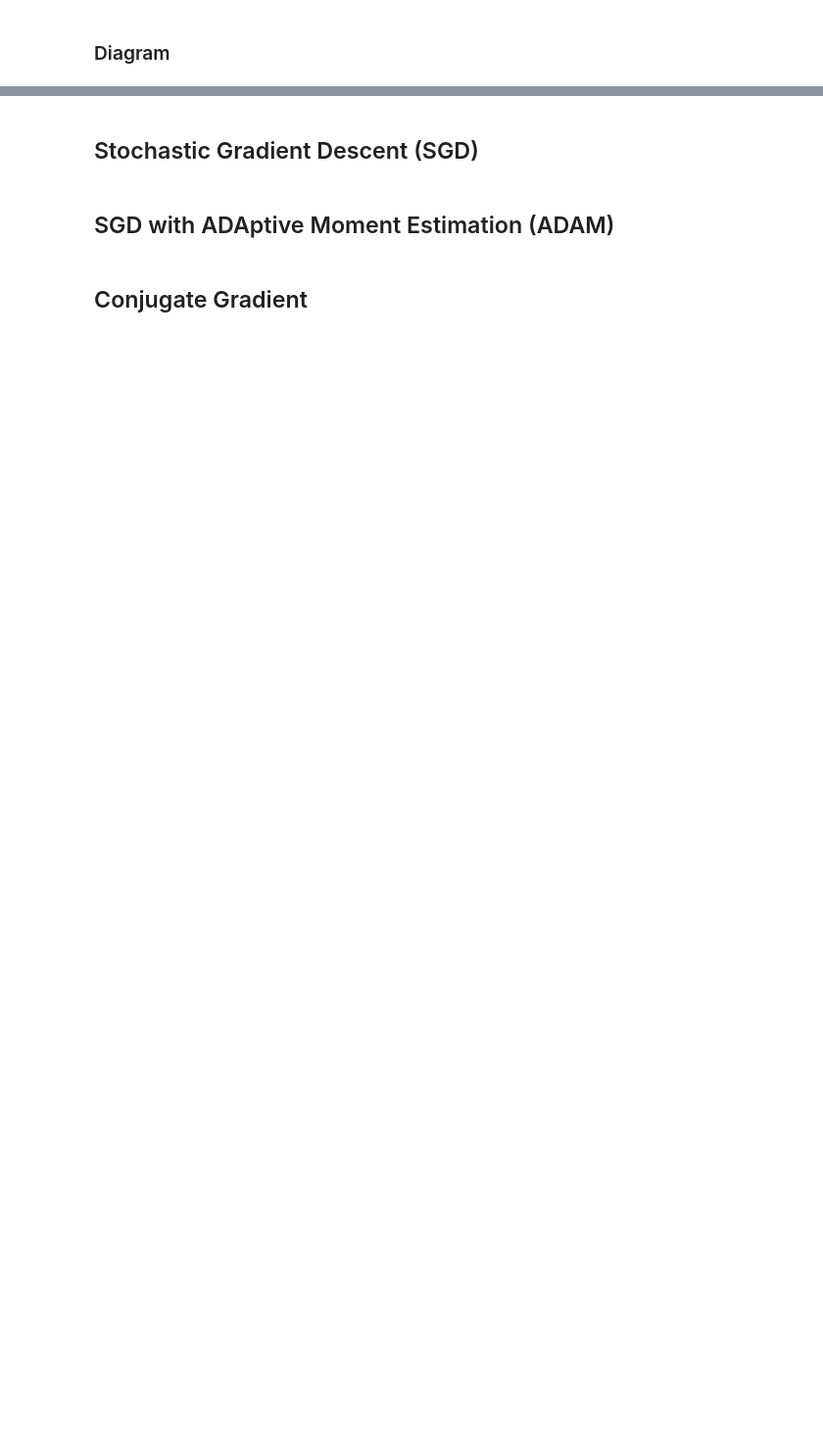
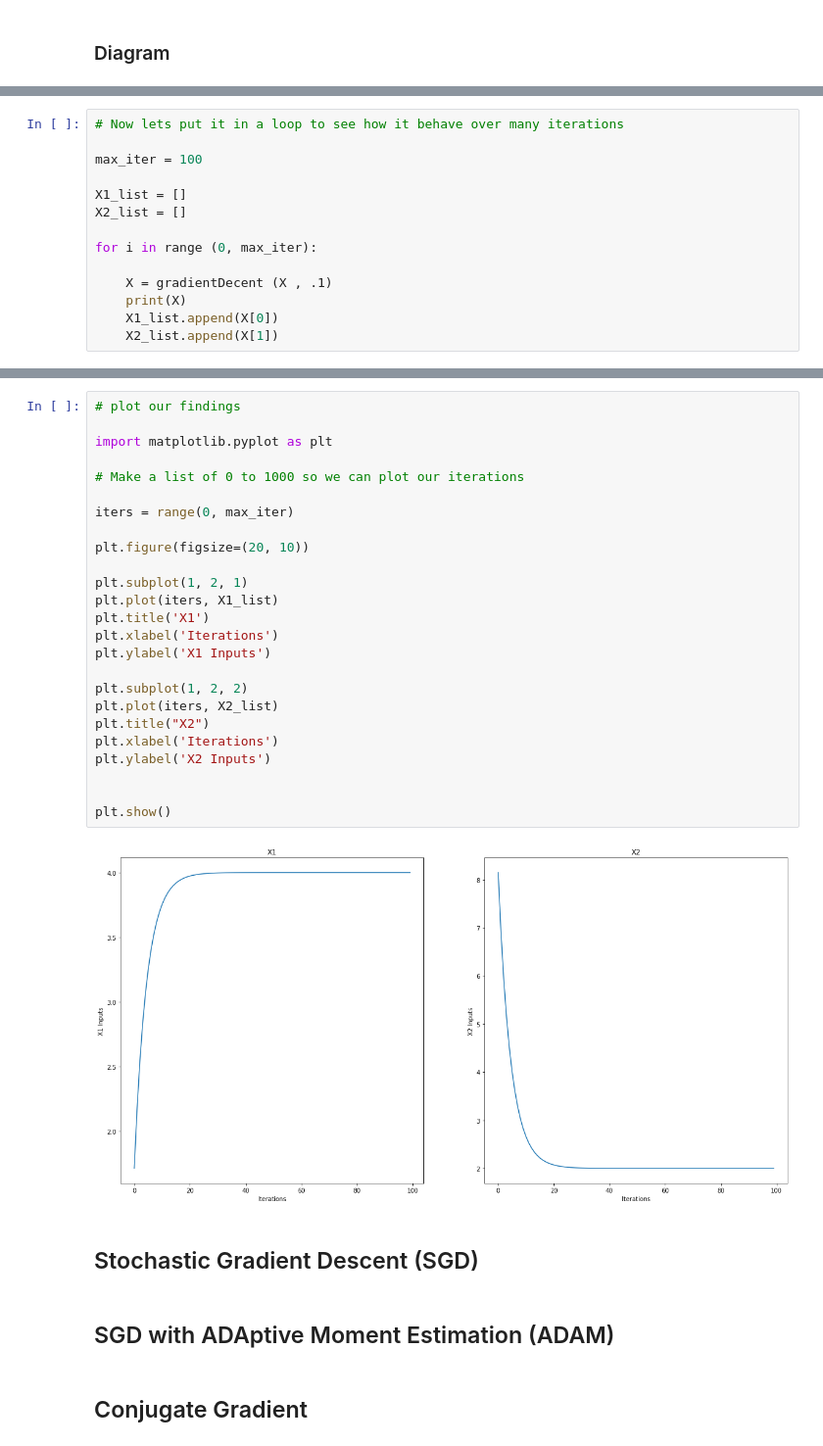
Before and after one commit to sking115422/DS2_E2_Rev, a Jupyter notebook: e2_rev.ipynb, the cells around one changed output, grey strips where cells are left out. Shown: that part at 98% size. Drawn from its saved outputs; the diff is of its cells as text; blank space fills up the shorter version.

Commit message:
finished gradient descent

```diff
--- a/e2_rev.ipynb
+++ b/e2_rev.ipynb
@@ -41,0 +109,14 @@ Steps:
+# %%
+# Now lets put it in a loop to see how it behave over many iterations
+
+max_iter = 100
+
+X1_list = []
+X2_list = []
+
+for i in range (0, max_iter):
+
+    X = gradientDecent (X , .1)
+    print(X)
+    X1_list.append(X[0])
+    X2_list.append(X[1])
@@ -42,3 +141,30 @@ Steps:
+# %%
+# plot our findings
+
+import matplotlib.pyplot as plt
+
+# Make a list of 0 to 1000 so we can plot our iterations
+
+iters = range(0, max_iter)
+
+plt.figure(figsize=(20, 10))
+
+plt.subplot(1, 2, 1)
+plt.plot(iters, X1_list)
+plt.title('X1')
+plt.xlabel('Iterations')
+plt.ylabel('X1 Inputs')
+
+plt.subplot(1, 2, 2)
+plt.plot(iters, X2_list)
+plt.title("X2")
+plt.xlabel('Iterations')
+plt.ylabel('X2 Inputs')
+
+
+plt.show()
+# %% [output]
+[figure, added]
 # %% [markdown]
 ## Stochastic Gradient Descent (SGD)
 # %% [markdown]
```
Also changed, not shown: parts of 15 cells of this notebook, 6 other files.
